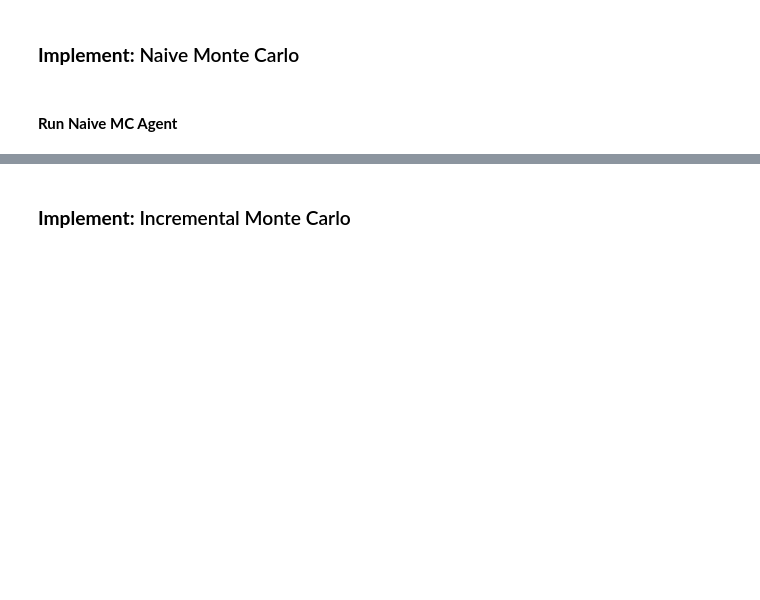
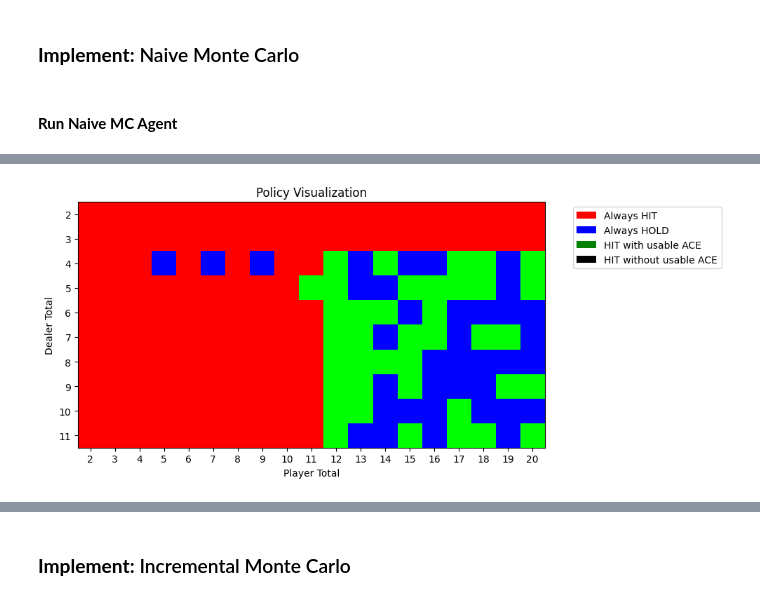
Before and after one commit to sav0sav1c5/reinforcement-learning, a Jupyter notebook: src/RL-Blackjack.ipynb, the cells around one changed output, grey strips where cells are left out. Drawn from its saved outputs; the diff is of its cells as text; code cells hidden in the pictures; blank space fills up the shorter version.

```diff
--- a/src/RL-Blackjack.ipynb
+++ b/src/RL-Blackjack.ipynb
@@ -1586,6 +1612,12 @@ def visualize_policy(policy):
     plt.legend(handles=legend_elements, bbox_to_anchor=(1.05, 1), loc='upper left')
     plt.tight_layout()
     plt.show()
+# %%
+def greedy_policy_from_q_values(q_values):
+    def policy(state):
+        qvals = [q_values.get((state,a), 0.0) for a in [Action.HIT, Action.HOLD]]
+        return Action.HIT if qvals[0] >= qvals[1] else Action.HOLD
+    return policy
 # %% [markdown]
 ### **Pre-Homework**
 # %% [markdown]
@@ -1679,0 +1713,12 @@ visualize_policy(naive_mc.create_policy())
+# %%
+naive_mc = NaiveMonteCarloAlgorithm(gamma = 1, epsilon = 0.1)
+
+# Train agents
+print("Traning Naive MC agent ...")
+train_agent(naive_mc, random_policy, 200000, game)
+print("Training of Naive MC agent finished.")
+
+# Evaluate agents
+print("Evaluation Naive MC agent ...")
+evaluate_agent(naive_mc.create_policy(), random_policy, 10000, game)
+print("Evaluation of Naive MC agent finished.")
@@ -1679,0 +1734,4 @@ visualize_policy(naive_mc.create_policy())
+# %%
+visualize_policy(greedy_policy_from_q_values(naive_mc.q_values))
+# %% [output]
+[figure, added]
```
Also changed, not shown: parts of 19 cells of this notebook.
